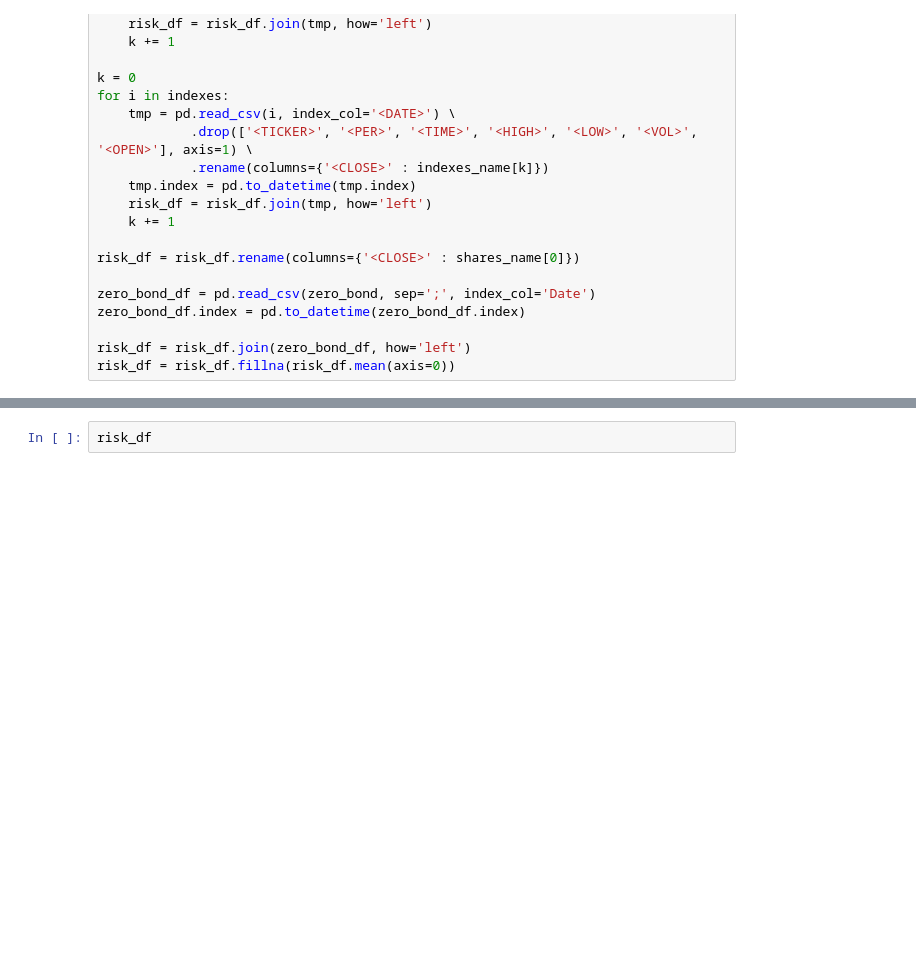
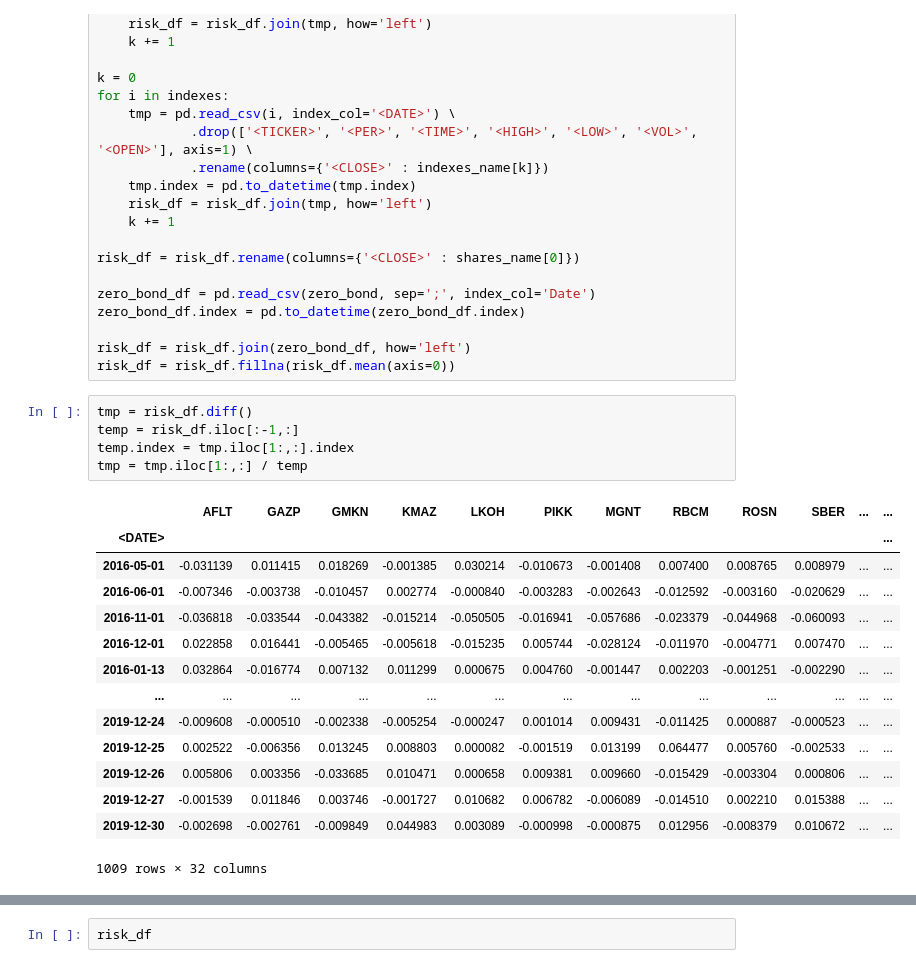
Before and after one commit to Penitto/risk_project1, a Jupyter notebook: Iriski.ipynb, the cells around one changed output, grey strips where cells are left out. Saved outputs shown, nothing was run; the diff lists cells and outputs as text; blank space fills up the shorter version.

```diff
--- a/Iriski.ipynb
+++ b/Iriski.ipynb
@@ -130,3 +130,23 @@ zero_bond_df.index = pd.to_datetime(zero_bond_df.index)
 
 risk_df = risk_df.join(zero_bond_df, how='left')
 risk_df = risk_df.fillna(risk_df.mean(axis=0))
+# %%
+tmp = risk_df.diff()
+temp = risk_df.iloc[:-1,:]
+temp.index = tmp.iloc[1:,:].index
+tmp = tmp.iloc[1:,:] / temp
+# %% [output]
+|  | AFLT | GAZP | GMKN | KMAZ | LKOH | PIKK | MGNT | RBCM | ROSN | SBER | ... | ... |
+| <DATE> |  |  |  |  |  |  |  |  |  |  |  | ... |
+| 2016-05-01 | -0.031139 | 0.011415 | 0.018269 | -0.001385 | 0.030214 | -0.010673 | -0.001408 | 0.007400 | 0.008765 | 0.008979 | ... | ... |
+| 2016-06-01 | -0.007346 | -0.003738 | -0.010457 | 0.002774 | -0.000840 | -0.003283 | -0.002643 | -0.012592 | -0.003160 | -0.020629 | ... | ... |
+| 2016-11-01 | -0.036818 | -0.033544 | -0.043382 | -0.015214 | -0.050505 | -0.016941 | -0.057686 | -0.023379 | -0.044968 | -0.060093 | ... | ... |
+| 2016-12-01 | 0.022858 | 0.016441 | -0.005465 | -0.005618 | -0.015235 | 0.005744 | -0.028124 | -0.011970 | -0.004771 | 0.007470 | ... | ... |
+| 2016-01-13 | 0.032864 | -0.016774 | 0.007132 | 0.011299 | 0.000675 | 0.004760 | -0.001447 | 0.002203 | -0.001251 | -0.002290 | ... | ... |
+| ... | ... | ... | ... | ... | ... | ... | ... | ... | ... | ... | ... | ... |
+| 2019-12-24 | -0.009608 | -0.000510 | -0.002338 | -0.005254 | -0.000247 | 0.001014 | 0.009431 | -0.011425 | 0.000887 | -0.000523 | ... | ... |
+| 2019-12-25 | 0.002522 | -0.006356 | 0.013245 | 0.008803 | 0.000082 | -0.001519 | 0.013199 | 0.064477 | 0.005760 | -0.002533 | ... | ... |
+| 2019-12-26 | 0.005806 | 0.003356 | -0.033685 | 0.010471 | 0.000658 | 0.009381 | 0.009660 | -0.015429 | -0.003304 | 0.000806 | ... | ... |
+| 2019-12-27 | -0.001539 | 0.011846 | 0.003746 | -0.001727 | 0.010682 | 0.006782 | -0.006089 | -0.014510 | 0.002210 | 0.015388 | ... | ... |
+| 2019-12-30 | -0.002698 | -0.002761 | -0.009849 | 0.044983 | 0.003089 | -0.000998 | -0.000875 | 0.012956 | -0.008379 | 0.010672 | ... | ... |
+1009 rows × 32 columns
```
Also changed, not shown: parts of 3 cells of this notebook, 1 other file.
